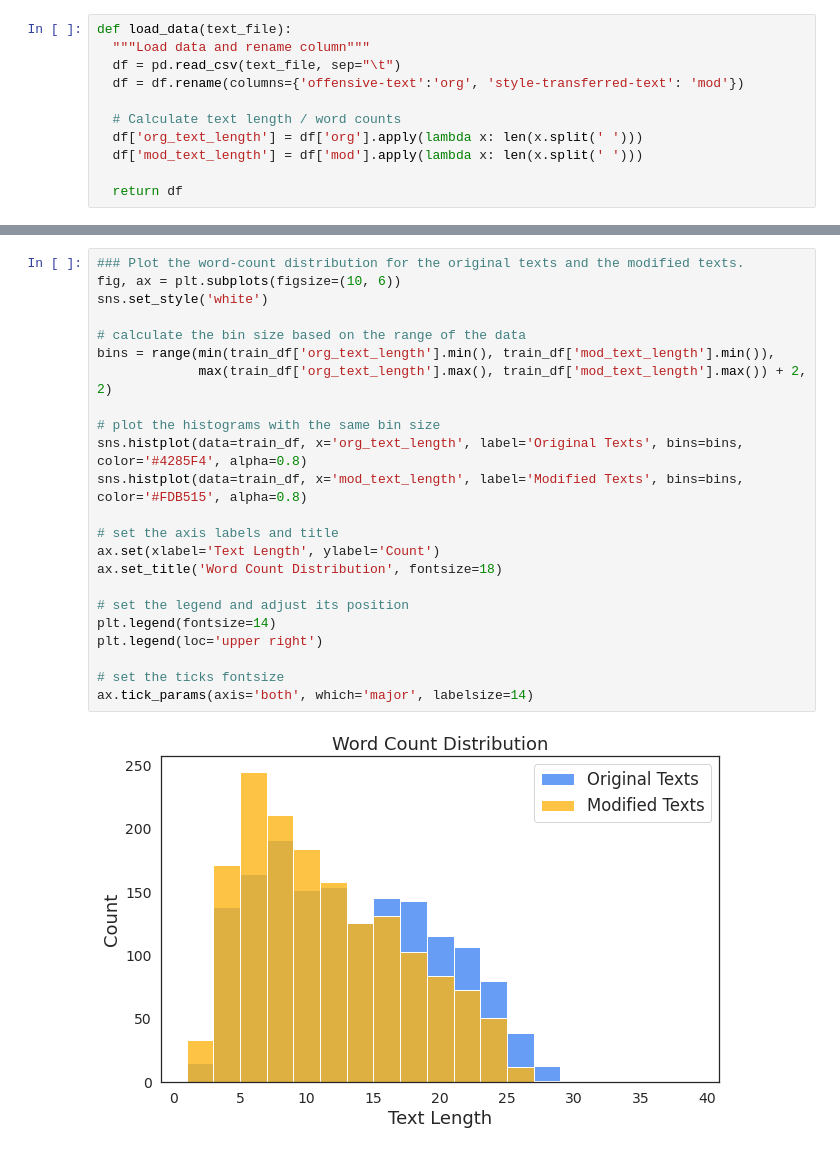
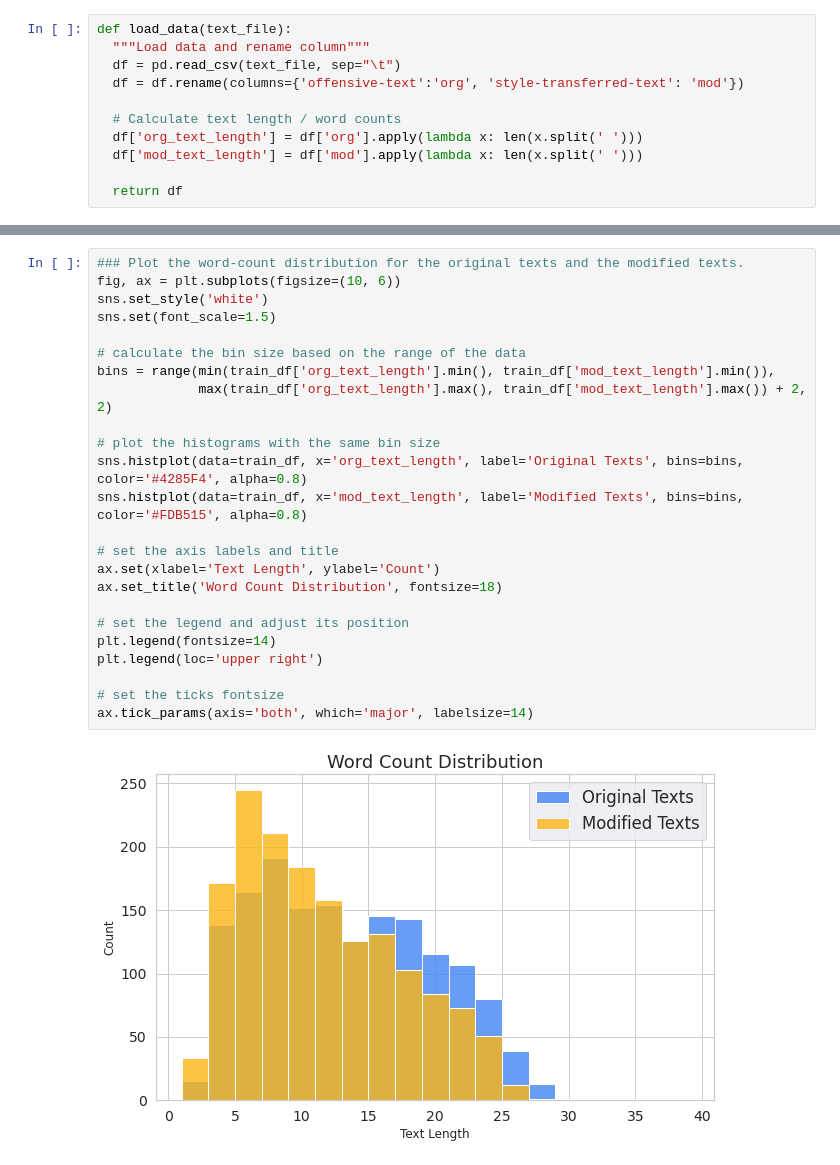
Before and after one commit to hjesse92/style_transfer_w266, a Jupyter notebook: notebooks/EDA_Basemodel.ipynb, the cells around one changed output, grey strips where cells are left out. Drawn from its saved outputs; the diff is of its cells as text.

```diff
--- a/notebooks/EDA_Basemodel.ipynb
+++ b/notebooks/EDA_Basemodel.ipynb
@@ -144,26 +163,27 @@ Train data overview:
 # %%
 ### Plot the word-count distribution for the original texts and the modified texts.
 fig, ax = plt.subplots(figsize=(10, 6))
 sns.set_style('white')
+sns.set(font_scale=1.5)
 
 # calculate the bin size based on the range of the data
 bins = range(min(train_df['org_text_length'].min(), train_df['mod_text_length'].min()),
              max(train_df['org_text_length'].max(), train_df['mod_text_length'].max()) + 2, 2)
 
 # plot the histograms with the same bin size
 sns.histplot(data=train_df, x='org_text_length', label='Original Texts', bins=bins, color='#4285F4', alpha=0.8)
 sns.histplot(data=train_df, x='mod_text_length', label='Modified Texts', bins=bins, color='#FDB515', alpha=0.8)
 
 # set the axis labels and title
 ax.set(xlabel='Text Length', ylabel='Count')
 ax.set_title('Word Count Distribution', fontsize=18)
 
 # set the legend and adjust its position
 plt.legend(fontsize=14)
 plt.legend(loc='upper right')
 
 # set the ticks fontsize
 ax.tick_params(axis='both', which='major', labelsize=14)
 # %% [output]
-[figure, old version]
+[figure, new version]
 # %%
```
Also changed, not shown: parts of 22 cells of this notebook, 3 other files.
